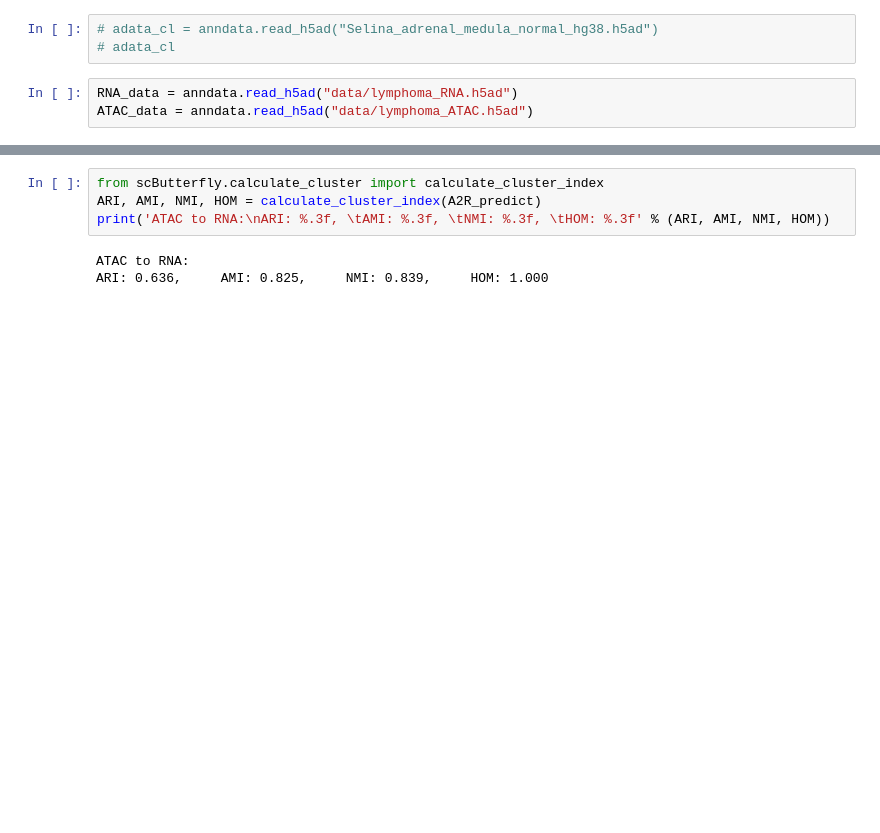
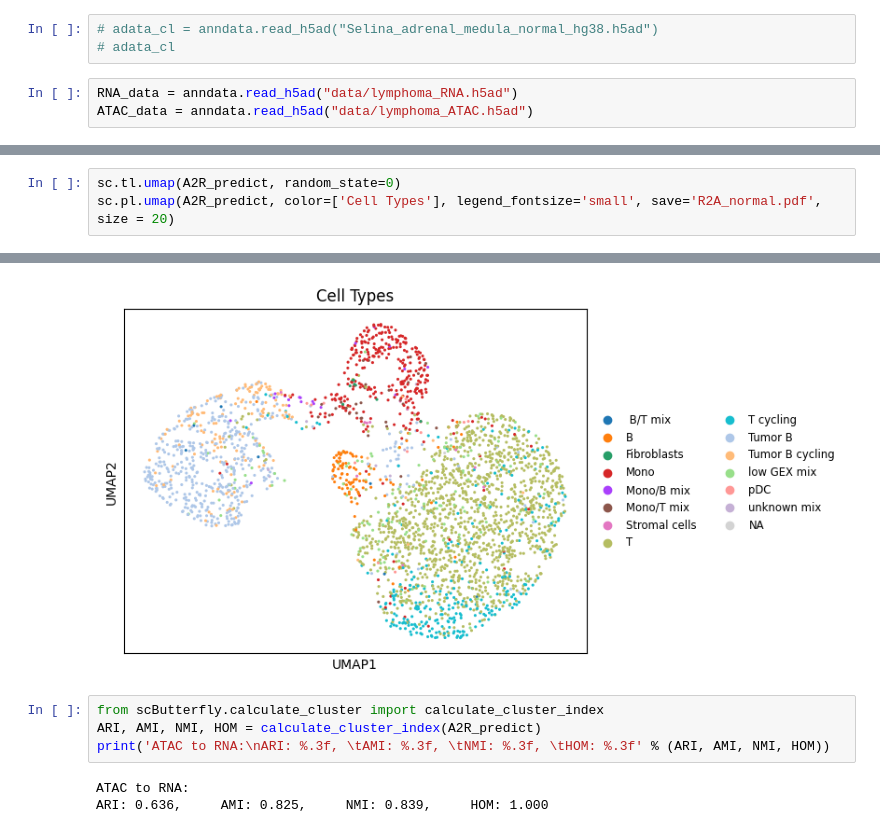
Before and after one commit to preet2706/scButterfly, a Jupyter notebook: scbutterfly/scButterfly_RNA_to_ATAC_unpaired_normal_pre_selina.ipynb, the cells around one changed output, grey strips where cells are left out. Saved outputs shown, nothing was run; the diff lists cells and outputs as text; blank space fills up the shorter version.

```diff
--- a/scbutterfly/scButterfly_RNA_to_ATAC_unpaired_normal_pre_selina.ipynb
+++ b/scbutterfly/scButterfly_RNA_to_ATAC_unpaired_normal_pre_selina.ipynb
@@ -134,0 +115,4 @@ WARNING: saving figure to file figures/tsneR2A_normal.pdf
+# %%
+sc.tl.umap(A2R_predict, random_state=0)
+sc.pl.umap(A2R_predict, color=['Cell Types'], legend_fontsize='small', save='R2A_normal.pdf', size = 20)
+# %% [output]
@@ -135,3 +120,4 @@ WARNING: saving figure to file figures/tsneR2A_normal.pdf
+[figure, added]
 # %%
 from scButterfly.calculate_cluster import calculate_cluster_index
 ARI, AMI, NMI, HOM = calculate_cluster_index(A2R_predict)
```
Also changed, not shown: parts of 16 cells of this notebook, 13 other files.
